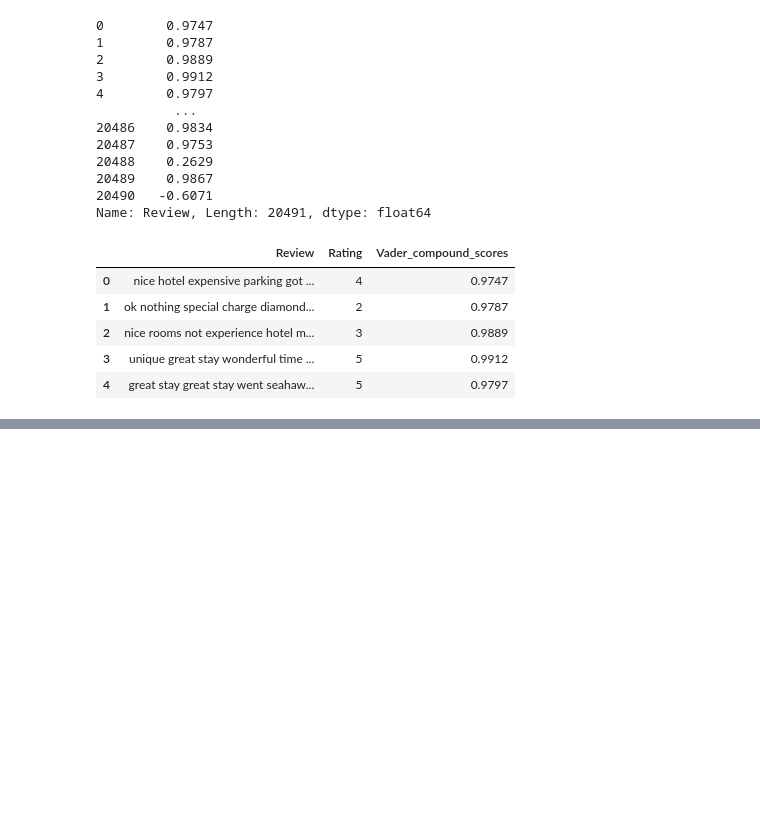
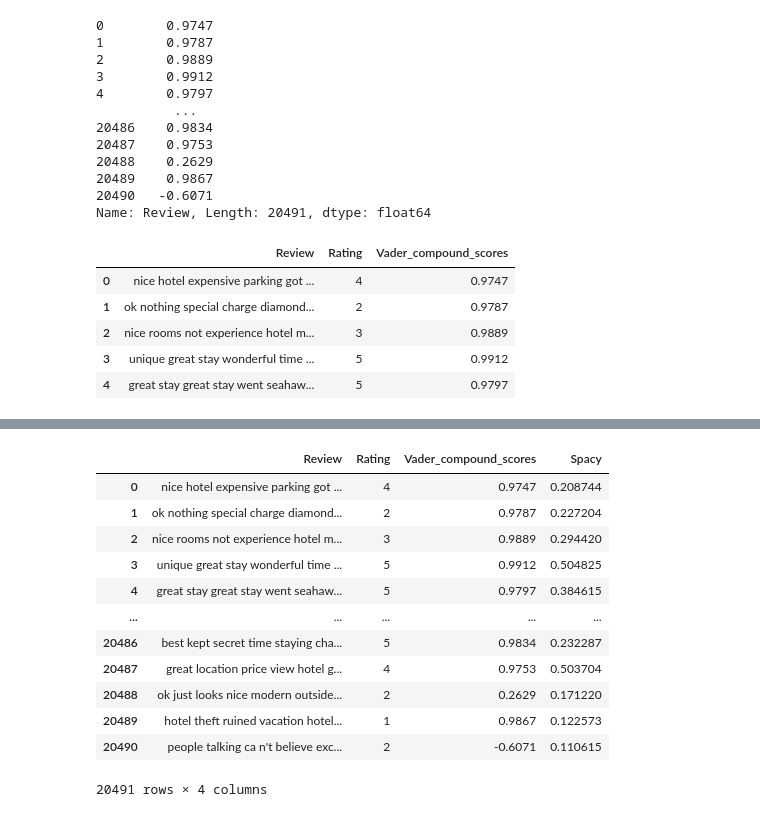
Before and after one commit to kanishckt/Sentiment-Analysis-of-Customer-Reviews, a Jupyter notebook: Sentiment-analysis.ipynb, the cells around one changed output, grey strips where cells are left out. Cells and saved outputs as stored; diff of their text form; code cells hidden in the pictures; blank space fills up the shorter version.

```diff
--- a/Sentiment-analysis.ipynb
+++ b/Sentiment-analysis.ipynb
@@ -212,0 +310,16 @@ df.head()
+# %%
+df.drop('Spacy Score', axis=1)
+# %% [output]
+|  | Review | Rating | Vader_compound_scores | Spacy |
+| 0 | nice hotel expensive parking got ... | 4 | 0.9747 | 0.208744 |
+| 1 | ok nothing special charge diamond... | 2 | 0.9787 | 0.227204 |
+| 2 | nice rooms not experience hotel m... | 3 | 0.9889 | 0.294420 |
+| 3 | unique great stay wonderful time ... | 5 | 0.9912 | 0.504825 |
+| 4 | great stay great stay went seahaw... | 5 | 0.9797 | 0.384615 |
+| ... | ... | ... | ... | ... |
+| 20486 | best kept secret time staying cha... | 5 | 0.9834 | 0.232287 |
+| 20487 | great location price view hotel g... | 4 | 0.9753 | 0.503704 |
+| 20488 | ok just looks nice modern outside... | 2 | 0.2629 | 0.171220 |
+| 20489 | hotel theft ruined vacation hotel... | 1 | 0.9867 | 0.122573 |
+| 20490 | people talking ca n't believe exc... | 2 | -0.6071 | 0.110615 |
+20491 rows × 4 columns
```
Also changed, not shown: parts of 16 cells of this notebook.
